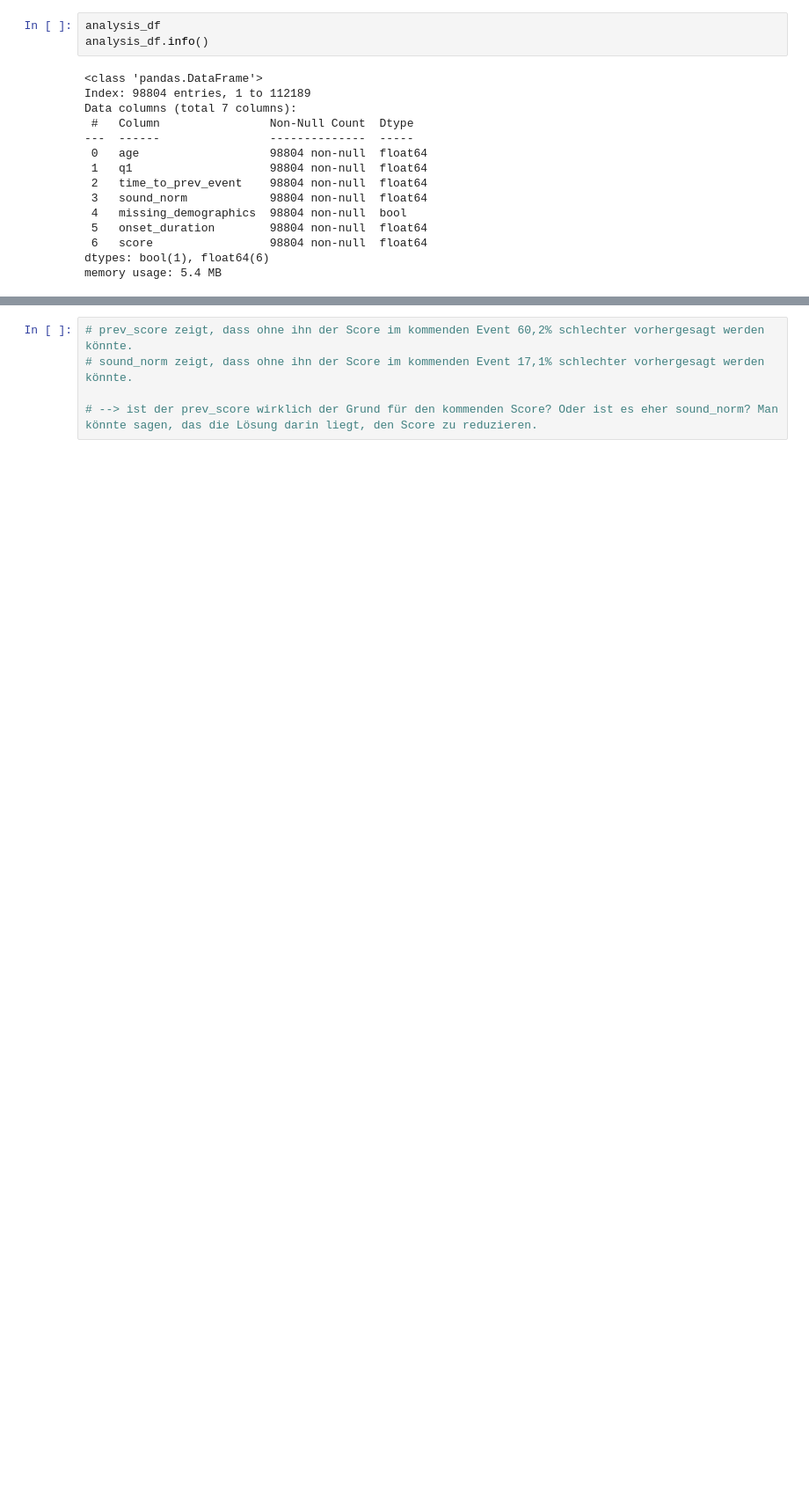
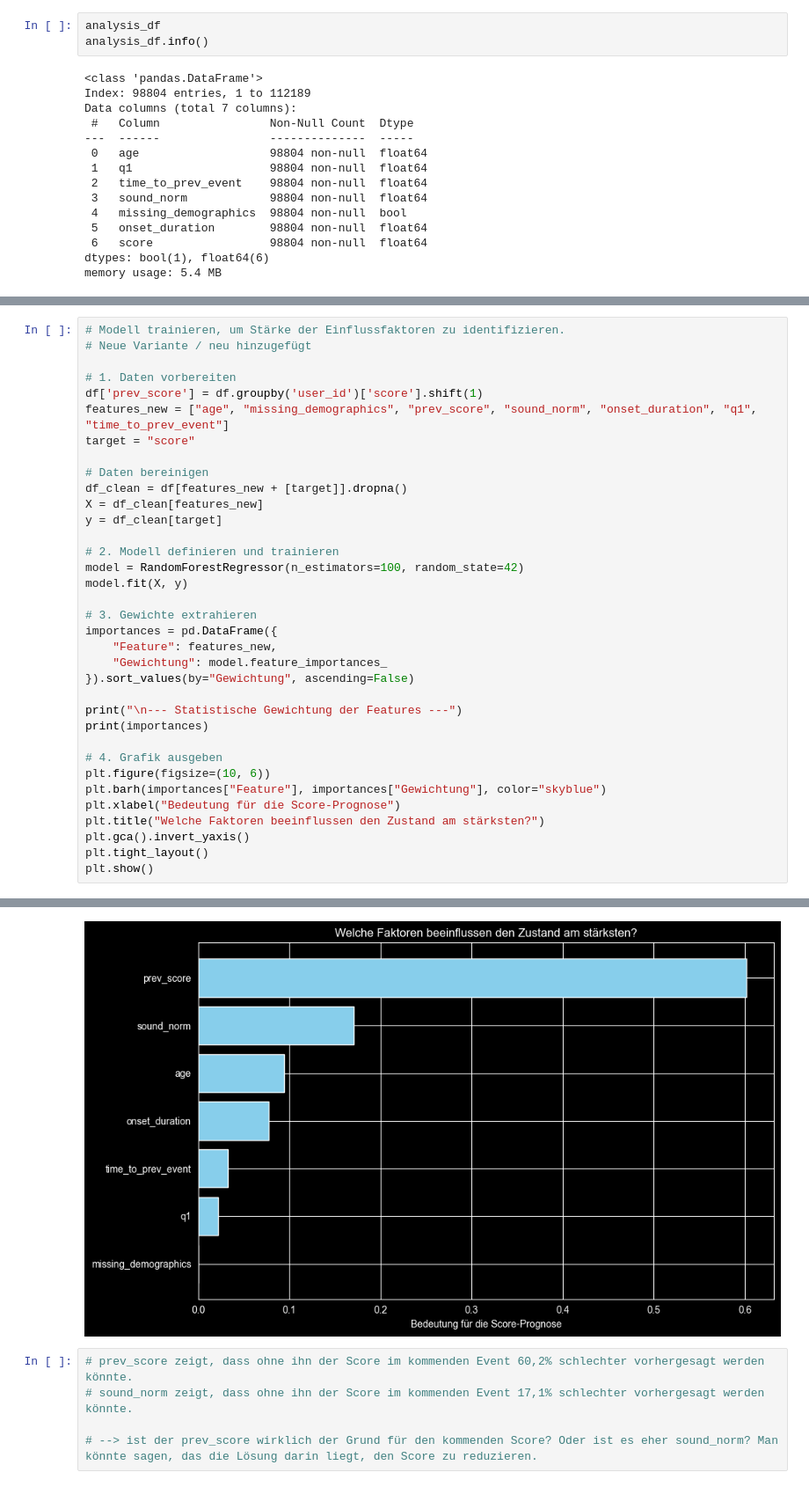
Before and after one commit to berielias-cpu/MasterArbeit, a Jupyter notebook: Masterarbeit/01_EDA_V2.0.ipynb, the cells around one changed output, grey strips where cells are left out. Shown at 88% size. Saved outputs shown, nothing was run; the diff lists cells and outputs as text; blank space fills up the shorter version.

```diff
--- a/Masterarbeit/01_EDA_V2.0.ipynb
+++ b/Masterarbeit/01_EDA_V2.0.ipynb
@@ -632,0 +627,36 @@ plt.show()
+# %%
+# Modell trainieren, um Stärke der Einflussfaktoren zu identifizieren.
+# Neue Variante / neu hinzugefügt
+
+# 1. Daten vorbereiten
+df['prev_score'] = df.groupby('user_id')['score'].shift(1)
+features_new = ["age", "missing_demographics", "prev_score", "sound_norm", "onset_duration", "q1", "time_to_prev_event"]
+target = "score"
+
+# Daten bereinigen
+df_clean = df[features_new + [target]].dropna()
+X = df_clean[features_new]
+y = df_clean[target]
+
+# 2. Modell definieren und trainieren
+model = RandomForestRegressor(n_estimators=100, random_state=42)
+model.fit(X, y)
+
+# 3. Gewichte extrahieren
+importances = pd.DataFrame({
+    "Feature": features_new,
+    "Gewichtung": model.feature_importances_
+}).sort_values(by="Gewichtung", ascending=False)
+
+print("\n--- Statistische Gewichtung der Features ---")
+print(importances)
+
+# 4. Grafik ausgeben
+plt.figure(figsize=(10, 6))
+plt.barh(importances["Feature"], importances["Gewichtung"], color="skyblue")
+plt.xlabel("Bedeutung für die Score-Prognose")
+plt.title("Welche Faktoren beeinflussen den Zustand am stärksten?")
+plt.gca().invert_yaxis()
+plt.tight_layout()
+plt.show()
+# %% [output]
@@ -633,3 +672,4 @@ plt.show()
+[figure, added]
 # %%
 # prev_score zeigt, dass ohne ihn der Score im kommenden Event 60,2% schlechter vorhergesagt werden könnte.
 # sound_norm zeigt, dass ohne ihn der Score im kommenden Event 17,1% schlechter vorhergesagt werden könnte.
```
Also changed, not shown: parts of 8 cells of this notebook.
